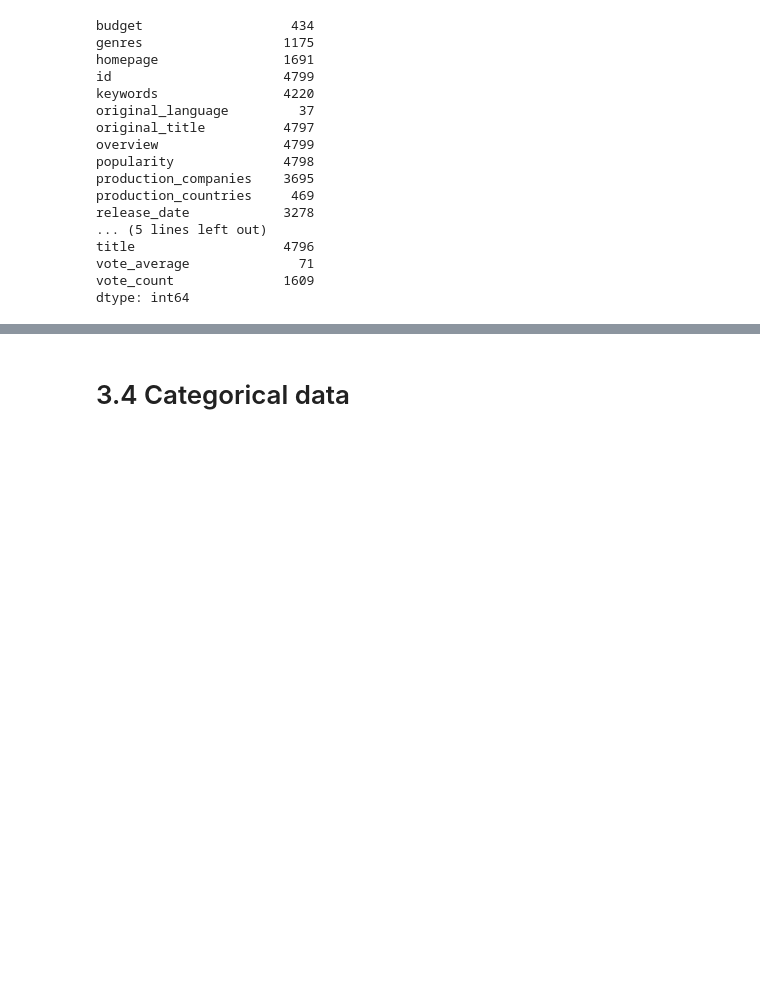
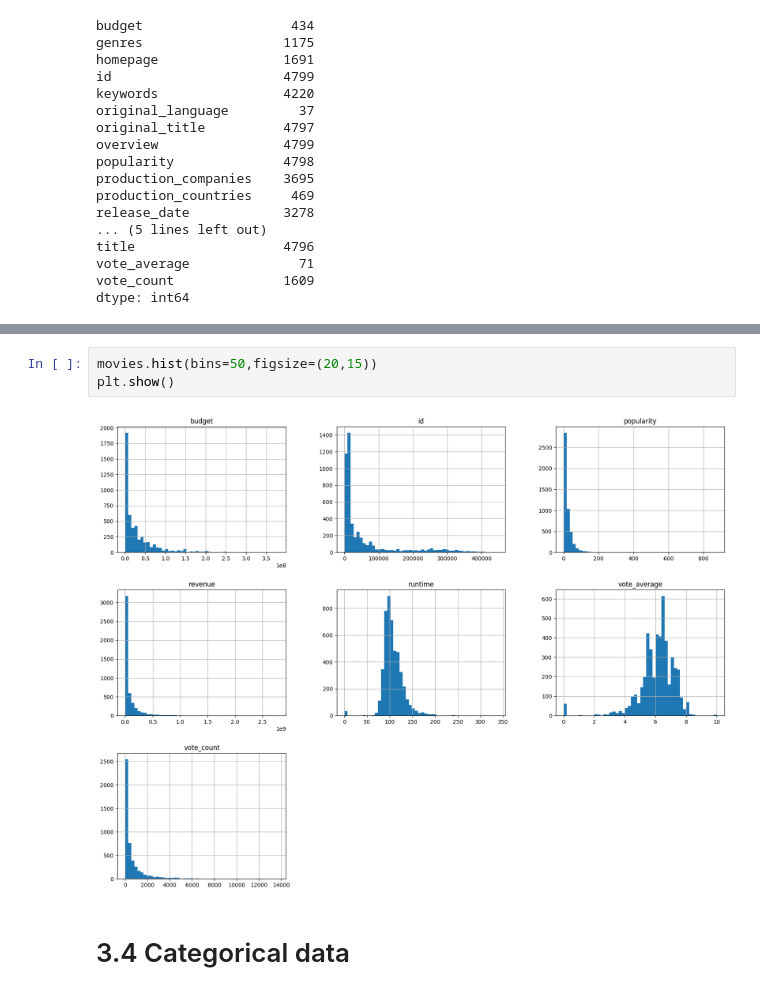
Before and after one commit to ziyadsaf/movie-success-prediction, a Jupyter notebook: movie_prediction_project.ipynb, the cells around one changed output, grey strips where cells are left out. Saved outputs shown, nothing was run; the diff lists cells and outputs as text; blank space fills up the shorter version.

```diff
--- a/movie_prediction_project.ipynb
+++ b/movie_prediction_project.ipynb
@@ -308,6 +308,11 @@ movies.head()
 | 2 | 245000000 | [{"id": 28, "name": "Action"}, {"... | http://www.sonypictures.com/movie... | 206647 | [{"id": 470, "name": "spy"}, {"id... | en | Spectre | A cryptic message from Bond’s pas... | ... |
 | 3 | 250000000 | [{"id": 28, "name": "Action"}, {"... | http://www.thedarkknightrises.com/ | 49026 | [{"id": 849, "name": "dc comics"}... | en | The Dark Knight Rises | Following the death of District A... | ... |
 | 4 | 260000000 | [{"id": 28, "name": "Action"}, {"... | http://movies.disney.com/john-carter | 49529 | [{"id": 818, "name": "based on no... | en | John Carter | John Carter is a war-weary, forme... | ... |
+# %%
+movies.hist(bins=50,figsize=(20,15))
+plt.show()
+# %% [output]
+[figure, added]
 # %% [markdown]
 # 3.4 Categorical data
 # %% [markdown]
```
Also changed, not shown: parts of 9 cells of this notebook.
